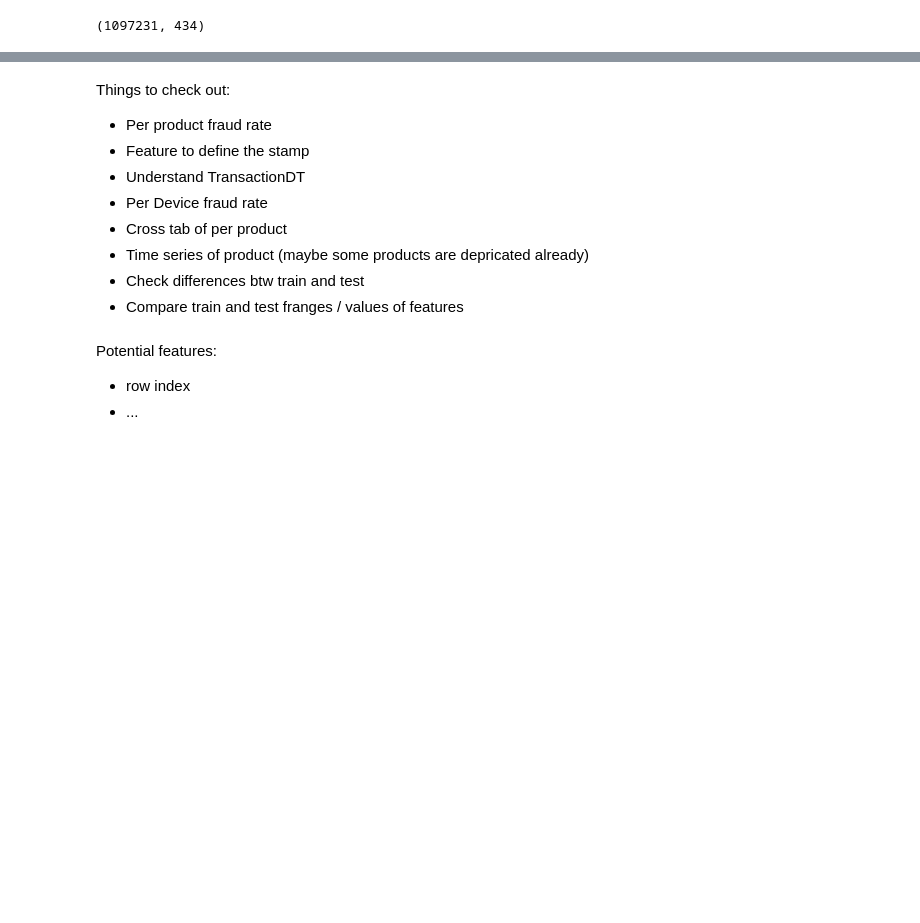
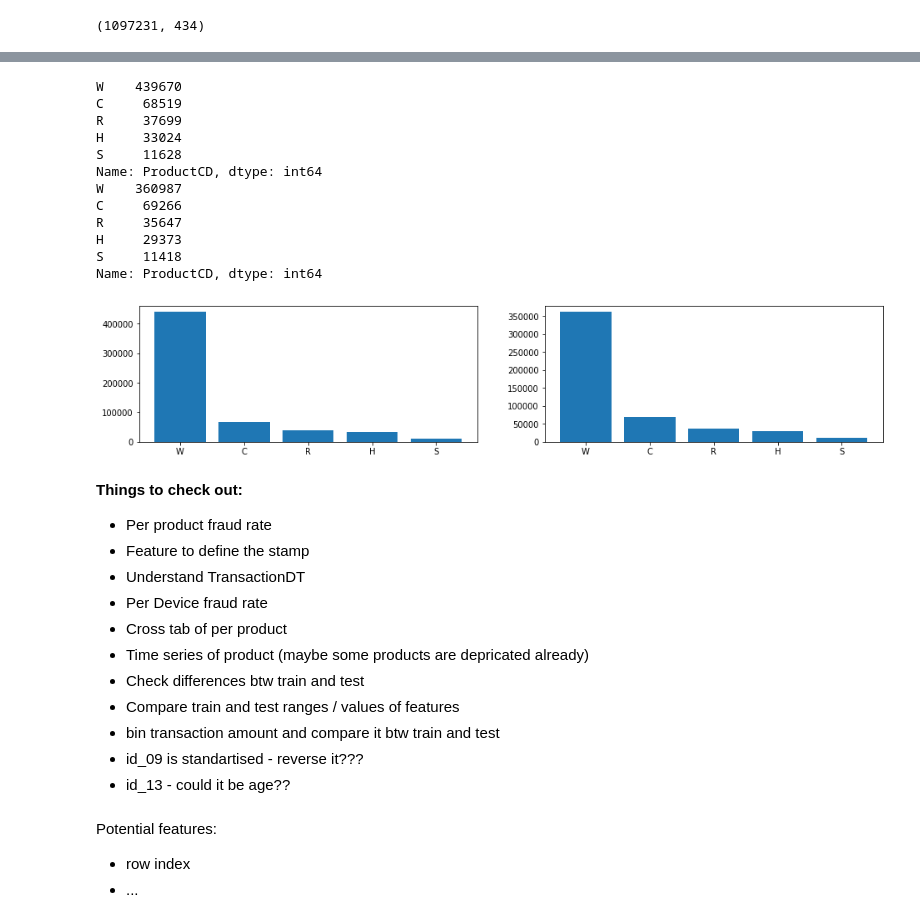
Before and after one commit to seedsetgroup/fraud, a Jupyter notebook: Data load and EDA.ipynb, the cells around one changed output, grey strips where cells are left out. Saved outputs shown, nothing was run; the diff lists cells and outputs as text; code cells hidden in the pictures; blank space fills up the shorter version.

```diff
--- a/Data load and EDA.ipynb
+++ b/Data load and EDA.ipynb
@@ -286,5 +459,31 @@ print(n_un.sort_values()[:10])
+# %%
+bar_train_product = all_data_train["ProductCD"].value_counts()
+bar_test_product = all_data_test["ProductCD"].value_counts()
+print(bar_train_product)
+print(bar_test_product)
+
+plt.figure(figsize=(16, 3))
+plt.subplot(121)
+plt.bar(bar_train_product.index, bar_train_product.values)
+plt.subplot(122)
+plt.bar(bar_test_product.index, bar_test_product.values)
+plt.show()
+# %% [output]
+W    439670
+C     68519
+R     37699
+H     33024
+S     11628
+Name: ProductCD, dtype: int64
+W    360987
+C     69266
+R     35647
+H     29373
+S     11418
+Name: ProductCD, dtype: int64
+[figure, added]
 # %% [markdown]
-Things to check out:
+**Things to check out:**
 - Per product fraud rate
 - Feature to define the stamp
 - Understand TransactionDT
@@ -292,7 +491,10 @@ Things to check out:
 - Cross tab of per product
 - Time series of product (maybe some products are depricated already)
 - Check differences btw train and test
-- Compare train and test franges / values of features
+- Compare train and test ranges / values of features
+- bin transaction amount and compare it btw train and test
+- id_09 is standartised - reverse it???
+- id_13 - could it be age??
 # %% [markdown]
 Potential features:
 - row index
```
Also changed, not shown: parts of 20 cells of this notebook.
